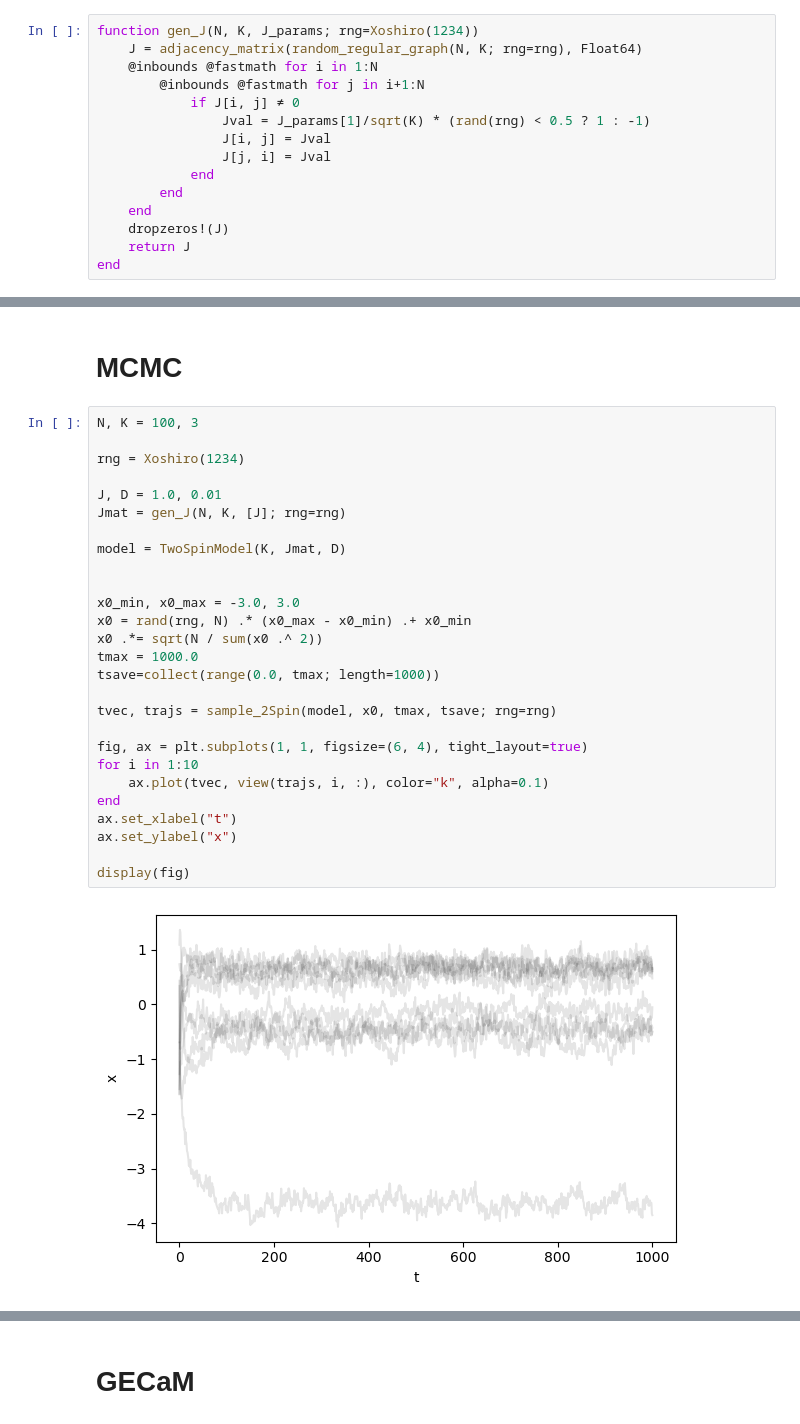
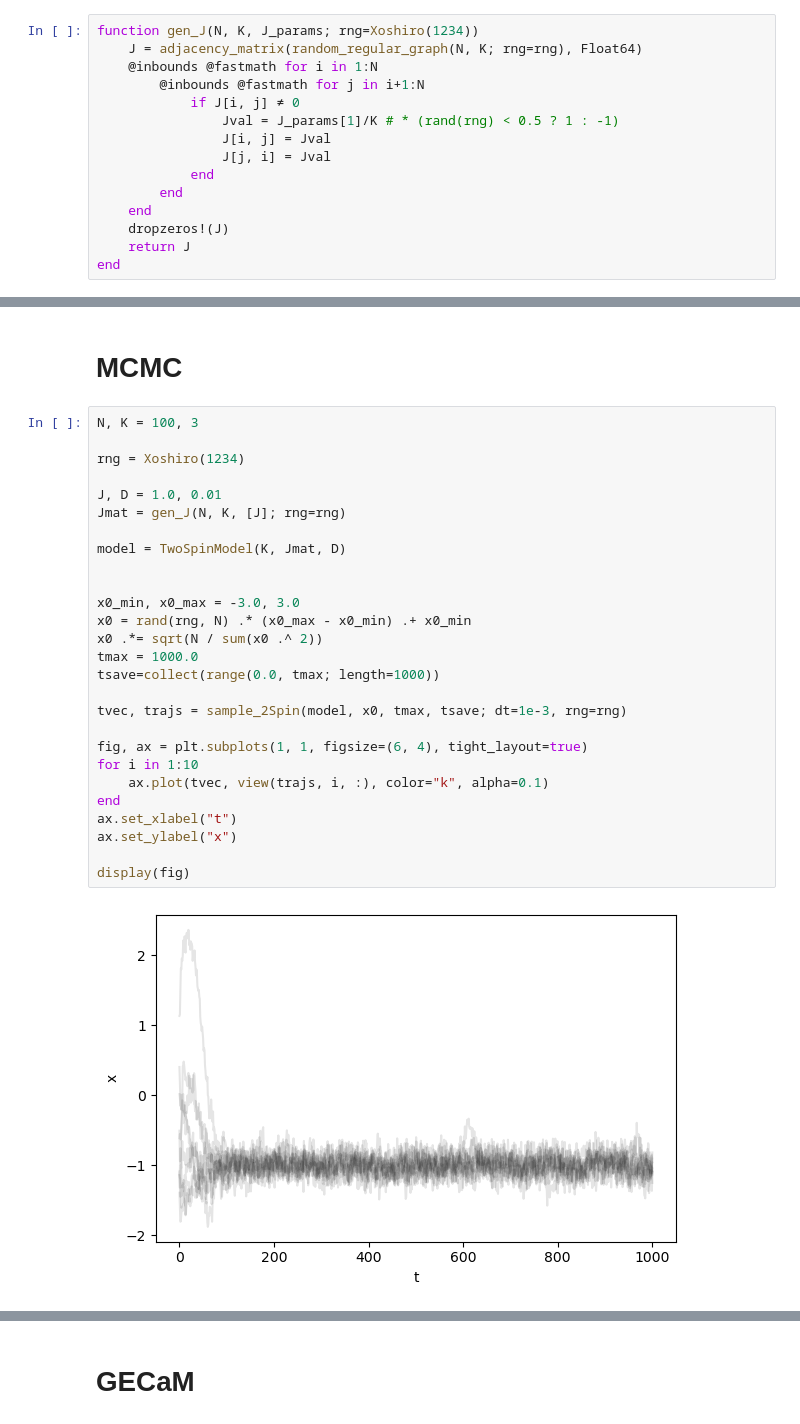
Before and after one commit to Mattiatarabolo/GaussianExpansionCavityMethod.jl, a Jupyter notebook: examples/2Spin/test.ipynb, the cells around one changed output, grey strips where cells are left out. Drawn from its saved outputs; the diff is of its cells as text.

```diff
--- a/examples/2Spin/test.ipynb
+++ b/examples/2Spin/test.ipynb
@@ -14,7 +14,7 @@ function gen_J(N, K, J_params; rng=Xoshiro(1234))
     @inbounds @fastmath for i in 1:N
         @inbounds @fastmath for j in i+1:N
             if J[i, j] ≠ 0
-                Jval = J_params[1]/sqrt(K) * (rand(rng) < 0.5 ? 1 : -1)
+                Jval = J_params[1]/K # * (rand(rng) < 0.5 ? 1 : -1)
                 J[i, j] = Jval
                 J[j, i] = Jval
             end
@@ -30,30 +30,30 @@ gen_J (generic function with 1 method)
 # %%
 N, K = 100, 3
 
 rng = Xoshiro(1234)
 
 J, D = 1.0, 0.01
 Jmat = gen_J(N, K, [J]; rng=rng)
 
 model = TwoSpinModel(K, Jmat, D)
 
 
 x0_min, x0_max = -3.0, 3.0
 x0 = rand(rng, N) .* (x0_max - x0_min) .+ x0_min
 x0 .*= sqrt(N / sum(x0 .^ 2))
 tmax = 1000.0
 tsave=collect(range(0.0, tmax; length=1000))
 
-tvec, trajs = sample_2Spin(model, x0, tmax, tsave; rng=rng)
+tvec, trajs = sample_2Spin(model, x0, tmax, tsave; dt=1e-3, rng=rng)
 
 fig, ax = plt.subplots(1, 1, figsize=(6, 4), tight_layout=true)
 for i in 1:10
     ax.plot(tvec, view(trajs, i, :), color="k", alpha=0.1)
 end
 ax.set_xlabel("t")
 ax.set_ylabel("x")
 
 display(fig)
 # %% [output]
-[figure, old version]
+[figure, new version]
 # %%
```
Also changed, not shown: parts of 6 cells of this notebook, 21 other files.
